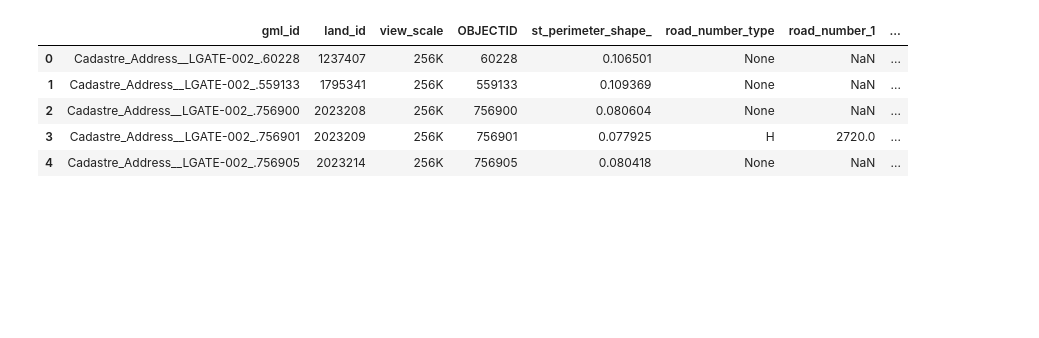
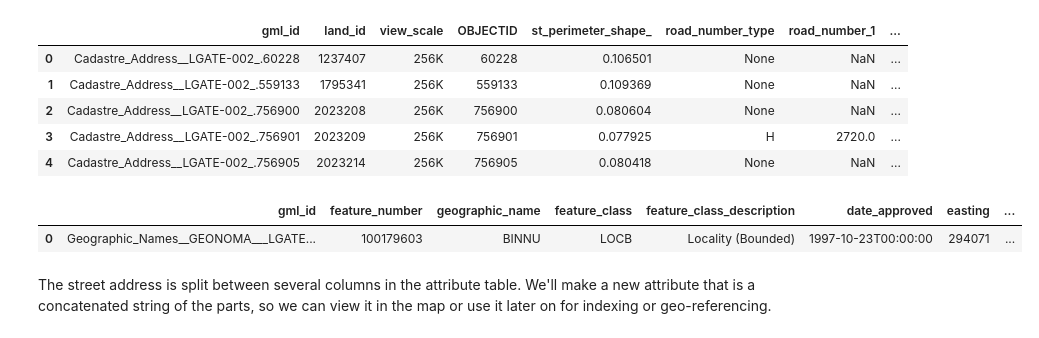
Before and after one commit to Sensand-AI/data-notebooks, a Jupyter notebook: notebooks/sandbox/cadastral/CPES-terrawise-investigation.ipynb, the cells around one changed output. Saved outputs shown, nothing was run; the diff lists cells and outputs as text; code cells hidden in the pictures; blank space fills up the shorter version.

```diff
--- a/notebooks/sandbox/cadastral/CPES-terrawise-investigation.ipynb
+++ b/notebooks/sandbox/cadastral/CPES-terrawise-investigation.ipynb
@@ -131,5 +208,6 @@ out.close()
 # %%
-data = gpd.read_file('/workspace/notebooks/sandbox/data/output-data/terrawise/test-cpes.xml')
+data = gpd.read_file('/workspace/notebooks/sandbox/data/output-data/terrawise/Cadastre_Address__LGATE-002_.xml')
+data2 = gpd.read_file('/workspace/notebooks/sandbox/data/output-data/terrawise/Geographic_Names__GEONOMA___LGATE-013_.xml')
 
 data.head()
 # %% [output]
@@ -139,3 +217,10 @@ data.head()
 | 2 | Cadastre_Address__LGATE-002_.756900 | 2023208 | 256K | 756900 | 0.080604 | None | NaN | ... |
 | 3 | Cadastre_Address__LGATE-002_.756901 | 2023209 | 256K | 756901 | 0.077925 | H | 2720.0 | ... |
 | 4 | Cadastre_Address__LGATE-002_.756905 | 2023214 | 256K | 756905 | 0.080418 | None | NaN | ... |
+# %%
+data2.head()
+# %% [output]
+|  | gml_id | feature_number | geographic_name | feature_class | feature_class_description | date_approved | easting | ... |
+| 0 | Geographic_Names__GEONOMA___LGATE... | 100179603 | BINNU | LOCB | Locality (Bounded) | 1997-10-23T00:00:00 | 294071 | ... |
+# %% [markdown]
+The street address is split between several columns in the attribute table. We'll make a new attribute that is a concatenated string of the parts, so we can view it in the map or use it later on for indexing or geo-referencing.
```
Also changed, not shown: parts of 13 cells of this notebook.
